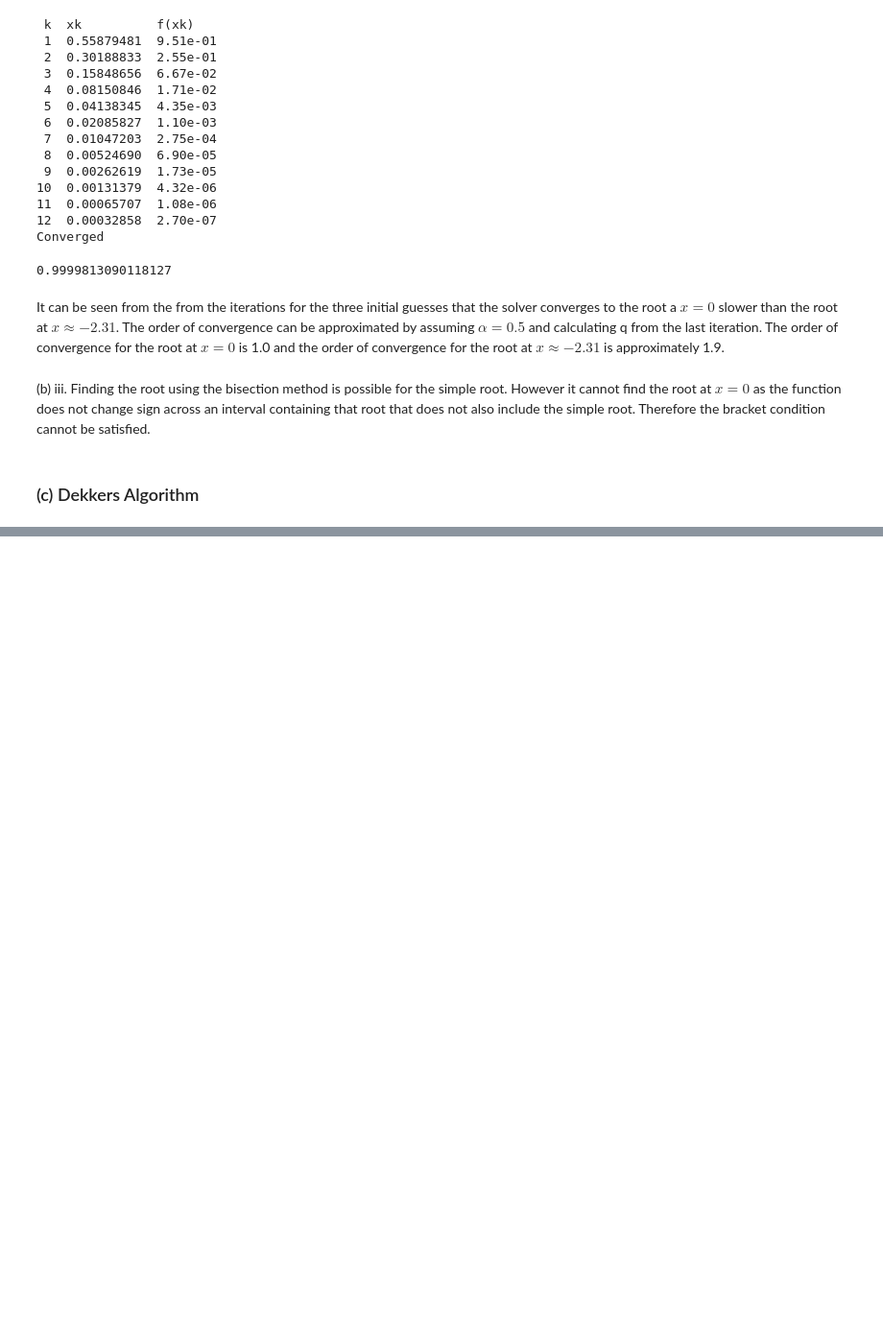
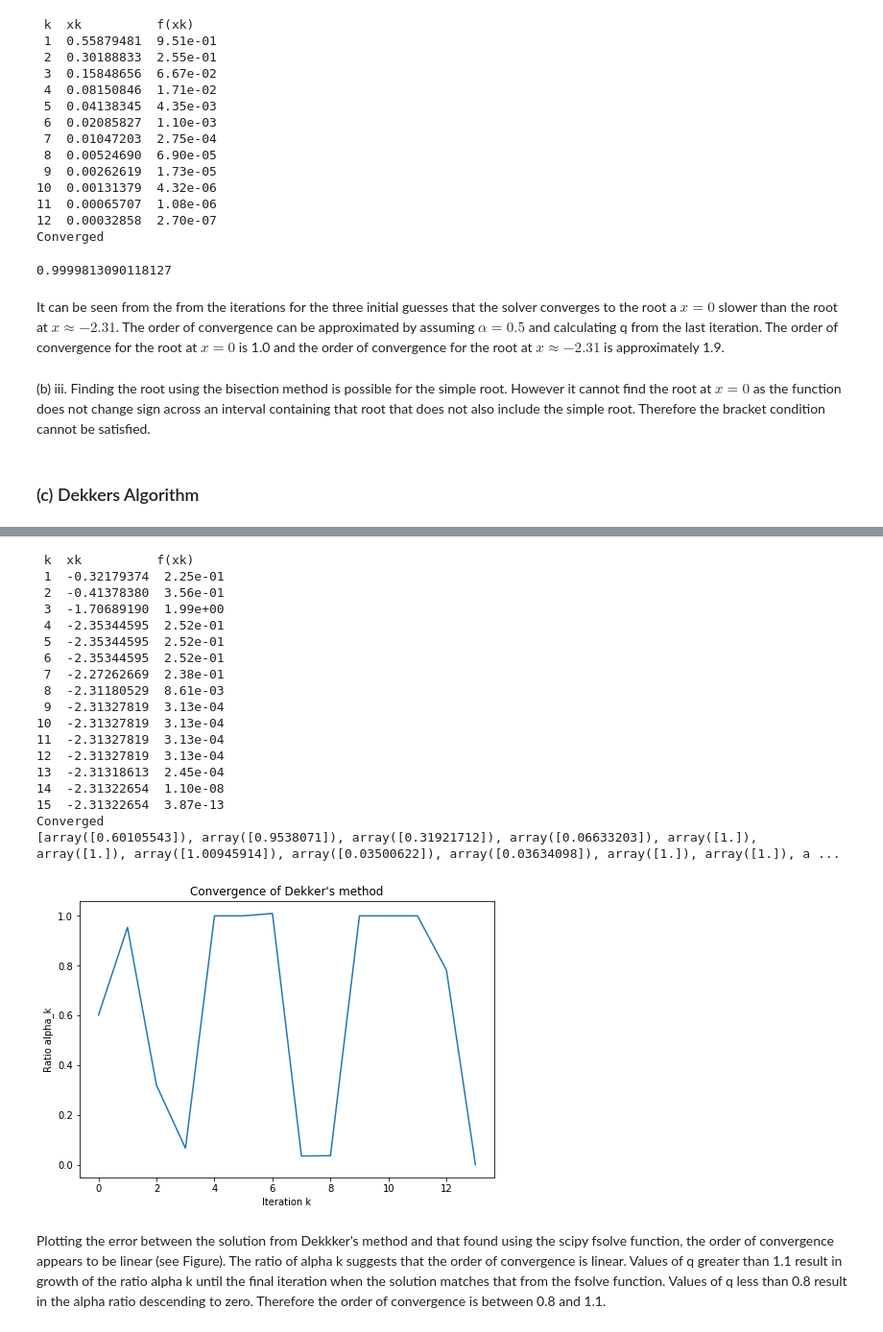
Before and after one commit to RFurze/ScientificComputing, a Jupyter notebook: Assignment1.ipynb, the cells around one changed output, grey strips where cells are left out. Shown at 96% size. Cells and saved outputs as stored; diff of their text form; code cells hidden in the pictures; blank space fills up the shorter version.

```diff
--- a/Assignment1.ipynb
+++ b/Assignment1.ipynb
@@ -226,0 +275,49 @@ Converged
+# %%
+from matplotlib import pyplot as plt
+import numpy as np
+import math
+
+xk = dekker('function', [-3,1], 1e-12, 1000);
+ek = xk
+alpha = []
+
+q = 1.0
+
+for k in range(0, len(xk)):
+  ek[k] = abs(xk[k] - xstar)
+
+for k in range(0, len(xk)-1):
+ alpha.append(ek[k+1] / pow(ek[k],q))
+
+%matplotlib inline
+k=np.arange(0, len(xk)-1)
+fig=plt.figure()
+ax=fig.add_axes([0,0,1,1])
+ax.plot(k,alpha)
+ax.set_title('Convergence of Dekker\'s method')
+ax.set_xlabel('Iteration k')
+ax.set_ylabel('Ratio alpha_k')
+
+print(alpha)
+# %% [output]
+ k  xk          f(xk)
+ 1  -0.32179374  2.25e-01
+ 2  -0.41378380  3.56e-01
+ 3  -1.70689190  1.99e+00
+ 4  -2.35344595  2.52e-01
+ 5  -2.35344595  2.52e-01
+ 6  -2.35344595  2.52e-01
+ 7  -2.27262669  2.38e-01
+ 8  -2.31180529  8.61e-03
+ 9  -2.31327819  3.13e-04
+10  -2.31327819  3.13e-04
+11  -2.31327819  3.13e-04
+12  -2.31327819  3.13e-04
+13  -2.31318613  2.45e-04
+14  -2.31322654  1.10e-08
+15  -2.31322654  3.87e-13
+Converged
+[array([0.60105543]), array([0.9538071]), array([0.31921712]), array([0.06633203]), array([1.]), array([1.]), array([1.00945914]), array([0.03500622]), array([0.03634098]), array([1.]), array([1.]), a ...
+[figure, added]
+# %% [markdown]
+Plotting the error between the solution from Dekkker's method and that found using the scipy fsolve function, the order of convergence appears to be linear (see Figure). The ratio of alpha k suggests that the order of convergence is linear. Values of q greater than 1.1 result in growth of the ratio alpha k until the final iteration when the solution matches that from the fsolve function. Values of q less than 0.8 result in the alpha ratio descending to zero. Therefore the order of convergence is between 0.8 and 1.1.
```
Also changed, not shown: parts of 7 cells of this notebook.
